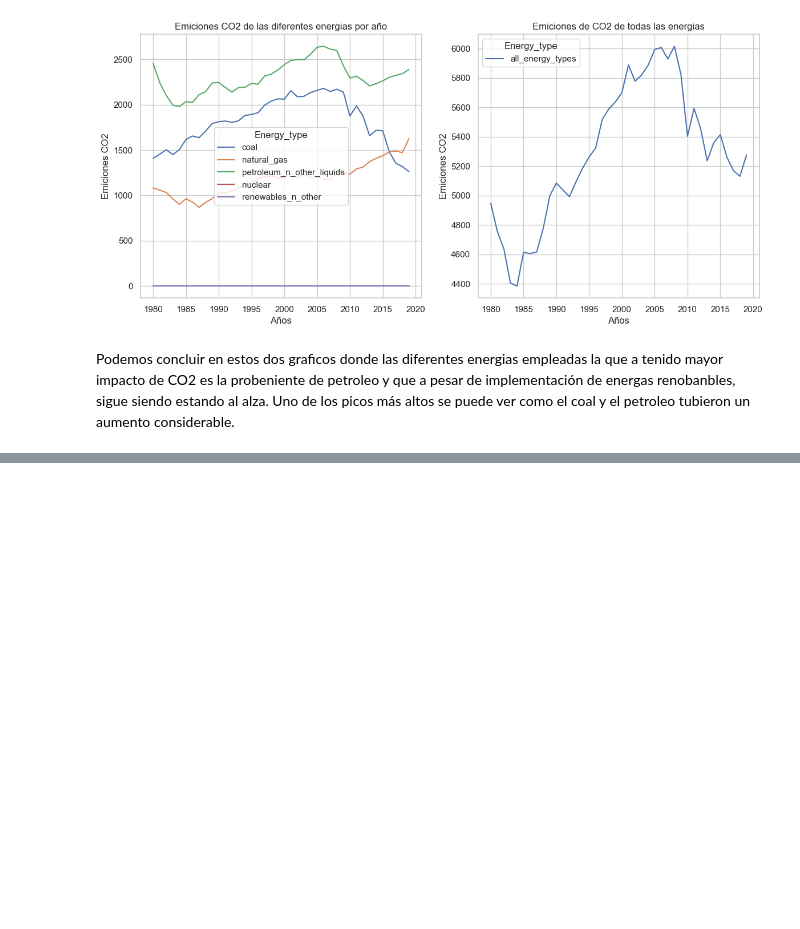
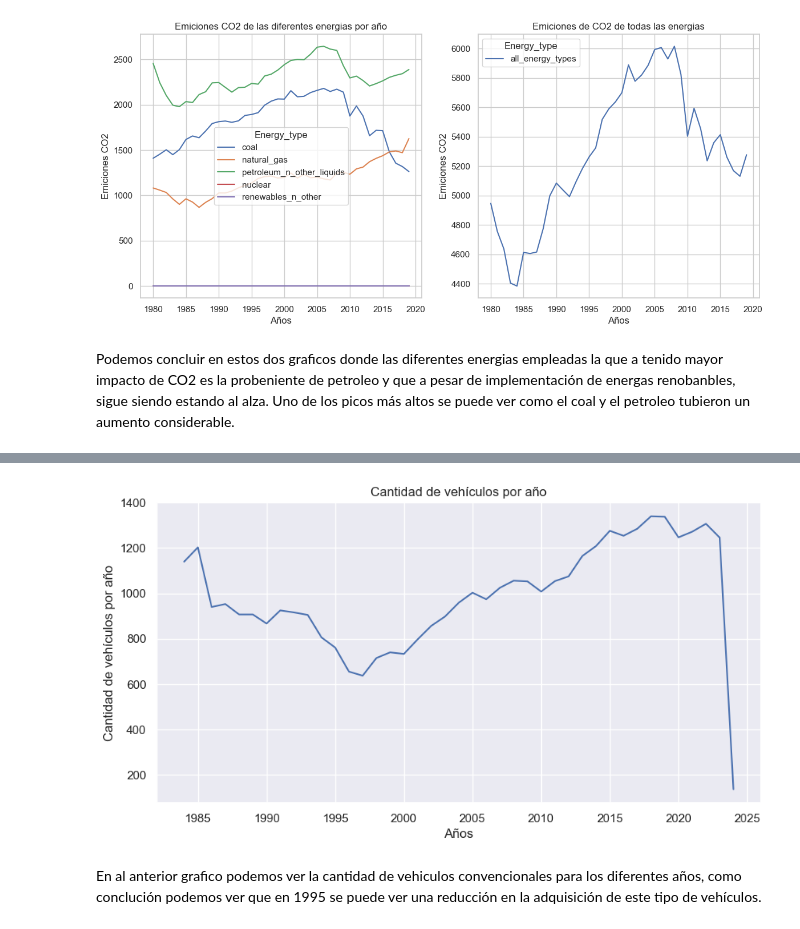
Before and after one commit to GLibardoAlarcon/Proyecto_Finalizado_Streamlit, a Jupyter notebook: libardo.ipynb, the cells around one changed output, grey strips where cells are left out. Drawn from its saved outputs; the diff is of its cells as text; code cells hidden in the pictures; blank space fills up the shorter version.

```diff
--- a/libardo.ipynb
+++ b/libardo.ipynb
@@ -335,0 +333,2 @@ Se quiere con esta acción bajar los indices de CO2 por medio de implementación
+# %%
+df_convencional = pd.read_parquet('./Data/df_vfed.parquet')
@@ -335,0 +342,15 @@ Se quiere con esta acción bajar los indices de CO2 por medio de implementación
+# %%
+# Conteo de vehículos por año
+Cantidad_vehiculos = df_convencional['Year'].value_counts().sort_index()
+# %%
+# Grafico donde muestra la cantidad de vehículos convencionales por año
+plt.figure(figsize=(10,5))
+sns.lineplot(x=Cantidad_vehiculos.index, y=Cantidad_vehiculos.values)
+plt.xlabel('Años')
+plt.ylabel('Cantidad de vehículos por año')
+plt.title('Cantidad de vehículos por año')
+plt.show()
+# %% [output]
+[figure, added]
+# %% [markdown]
+En al anterior grafico podemos ver la cantidad de vehiculos convencionales para los diferentes años, como conclución podemos ver que en 1995 se puede ver una reducción en la adquisición de este tipo de vehículos.
```
Also changed, not shown: parts of 10 cells of this notebook, 2 other files.
